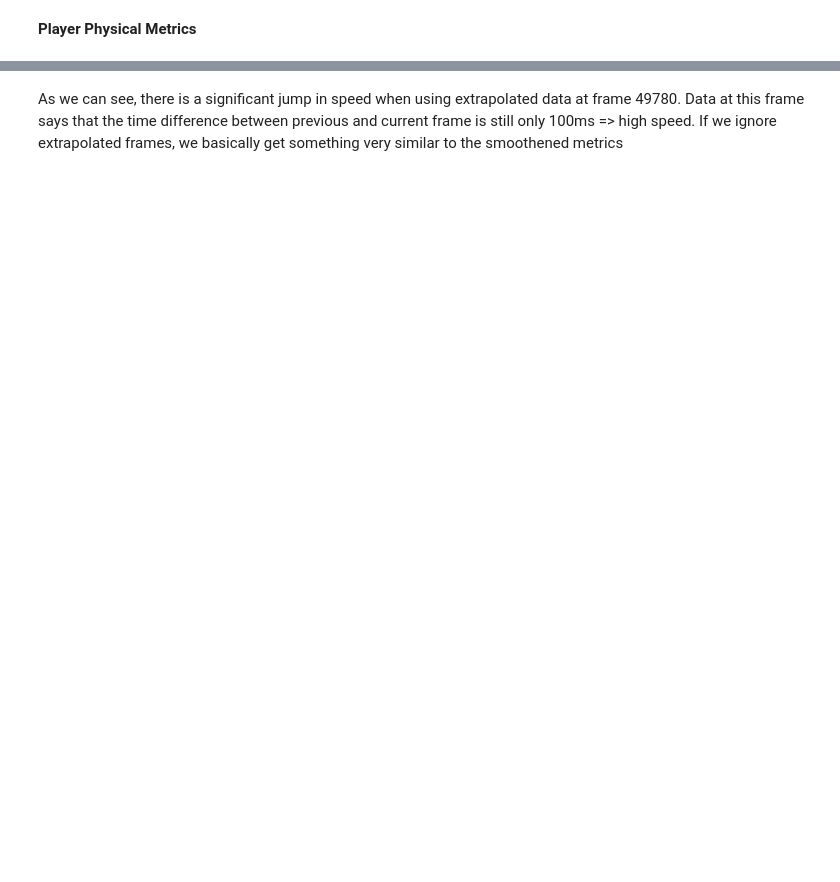
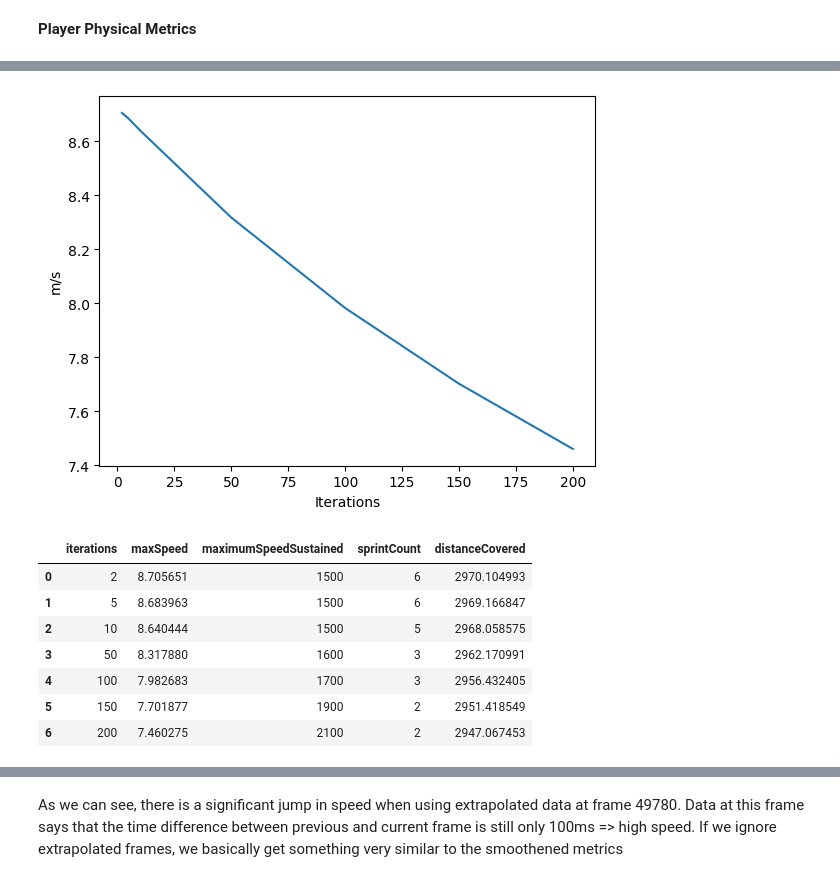
Before and after one commit to AdamSuma/TrackingDataSmoothing, a Jupyter notebook: src/skillcornerSmooth.ipynb, the cells around one changed output, grey strips where cells are left out. Cells and saved outputs as stored; diff of their text form; code cells hidden in the pictures; blank space fills up the shorter version.

```diff
--- a/src/skillcornerSmooth.ipynb
+++ b/src/skillcornerSmooth.ipynb
@@ -267,0 +399,24 @@ originaltargetedPlayerDF
+# %%
+metrics = []
+for df in skillCornerSmoothDataFrames:
+    metrics.append(extractMetrics(df))
+
+maxSpeedList = list(map(lambda m: m['maxSpeed'], metrics))
+plt.plot(its, maxSpeedList, label='Cumulated Maximum Speed of trajectories')
+plt.xlabel('Iterations')  # Replace 'Index' with the actual x-axis label
+plt.ylabel('Max Speed [m/s]')  # Replace 'Value' with the actual y-axis label
+plt.show()
+metrics = pd.DataFrame(metrics)
+metrics['iterations'] = its
+metrics = metrics[['iterations', 'maxSpeed', 'maximumSpeedSustained', 'sprintCount', 'distanceCovered']]
+metrics
+# %% [output]
+[figure, added]
+|  | iterations | maxSpeed | maximumSpeedSustained | sprintCount | distanceCovered |
+| 0 | 2 | 8.705651 | 1500 | 6 | 2970.104993 |
+| 1 | 5 | 8.683963 | 1500 | 6 | 2969.166847 |
+| 2 | 10 | 8.640444 | 1500 | 5 | 2968.058575 |
+| 3 | 50 | 8.317880 | 1600 | 3 | 2962.170991 |
+| 4 | 100 | 7.982683 | 1700 | 3 | 2956.432405 |
+| 5 | 150 | 7.701877 | 1900 | 2 | 2951.418549 |
+| 6 | 200 | 7.460275 | 2100 | 2 | 2947.067453 |
```
Also changed, not shown: parts of 10 cells of this notebook, 3 other files.
